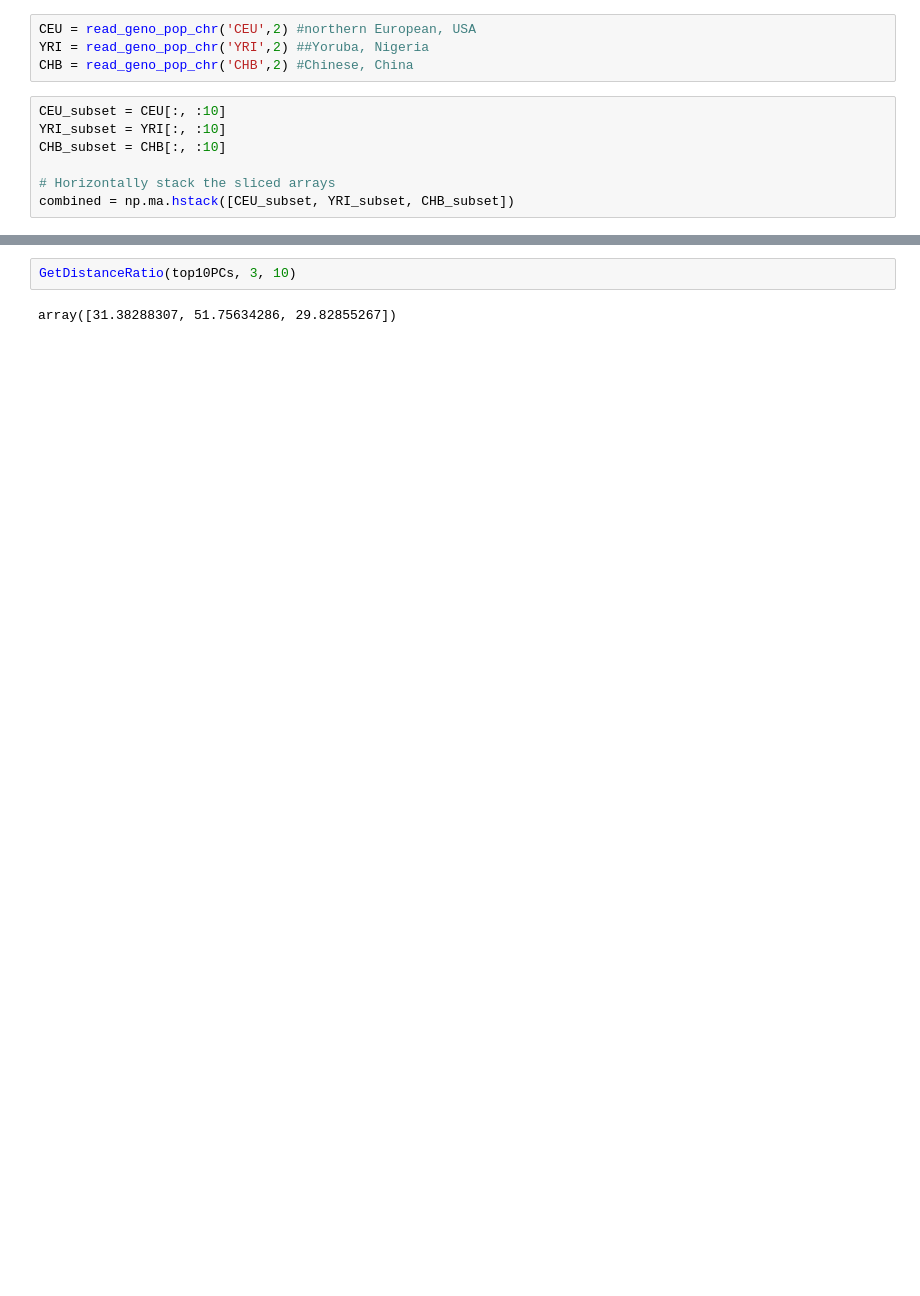
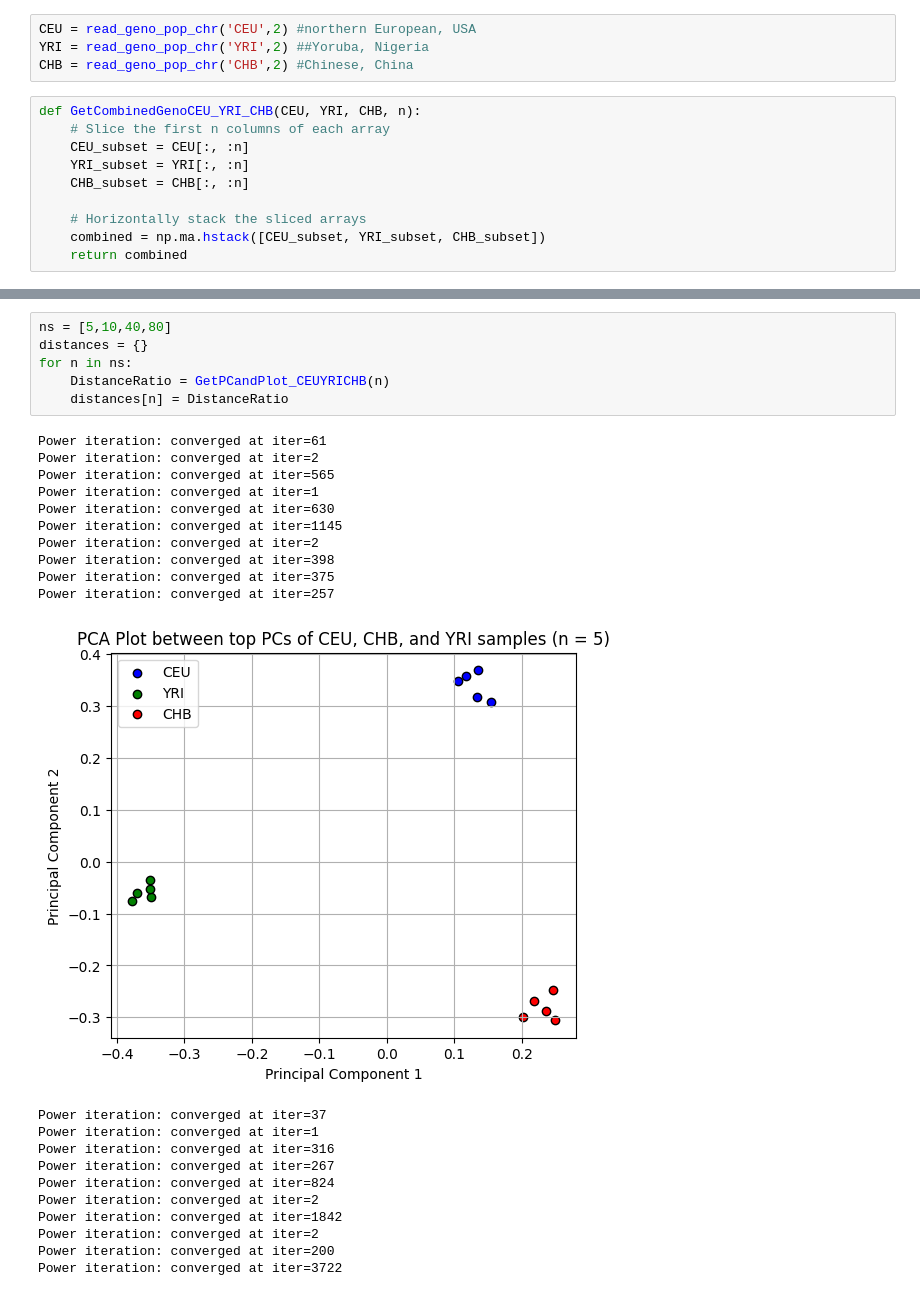
Before and after one commit to tinaryu/StatsGenetics_PowerIterationPCA, a Jupyter notebook: AnalysisCode/power_iteration.ipynb, the cells around one changed output, grey strips where cells are left out. Saved outputs shown, nothing was run; the diff lists cells and outputs as text; blank space fills up the shorter version.

```diff
--- a/AnalysisCode/power_iteration.ipynb
+++ b/AnalysisCode/power_iteration.ipynb
@@ -39,11 +41,14 @@ CEU = read_geno_pop_chr('CEU',2) #northern European, USA
 YRI = read_geno_pop_chr('YRI',2) ##Yoruba, Nigeria
 CHB = read_geno_pop_chr('CHB',2) #Chinese, China
 # %%
-CEU_subset = CEU[:, :10]
-YRI_subset = YRI[:, :10]
-CHB_subset = CHB[:, :10]
+def GetCombinedGenoCEU_YRI_CHB(CEU, YRI, CHB, n):
+    # Slice the first n columns of each array
+    CEU_subset = CEU[:, :n]
+    YRI_subset = YRI[:, :n]
+    CHB_subset = CHB[:, :n]
 
-# Horizontally stack the sliced arrays
-combined = np.ma.hstack([CEU_subset, YRI_subset, CHB_subset])
+    # Horizontally stack the sliced arrays
+    combined = np.ma.hstack([CEU_subset, YRI_subset, CHB_subset])
+    return combined
 # %%
 np.random.seed(42)
@@ -138,4 +85,28 @@ def GetDistanceRatio(top10PCs, k, num_samples):
-# %%
-GetDistanceRatio(top10PCs, 3, 10)
-# %% [output]
-array([31.38288307, 51.75634286, 29.82855267])
+# %%
+ns = [5,10,40,80]
+distances = {}
+for n in ns:
+    DistanceRatio = GetPCandPlot_CEUYRICHB(n)
+    distances[n] = DistanceRatio
+# %% [output]
+Power iteration: converged at iter=61
+Power iteration: converged at iter=2
+Power iteration: converged at iter=565
+Power iteration: converged at iter=1
+Power iteration: converged at iter=630
+Power iteration: converged at iter=1145
+Power iteration: converged at iter=2
+Power iteration: converged at iter=398
+Power iteration: converged at iter=375
+Power iteration: converged at iter=257
+[figure, added]
+Power iteration: converged at iter=37
+Power iteration: converged at iter=1
+Power iteration: converged at iter=316
+Power iteration: converged at iter=267
+Power iteration: converged at iter=824
+Power iteration: converged at iter=2
+Power iteration: converged at iter=1842
+Power iteration: converged at iter=2
+Power iteration: converged at iter=200
+Power iteration: converged at iter=3722
```
Also changed, not shown: parts of 6 cells of this notebook, 8 other files.
